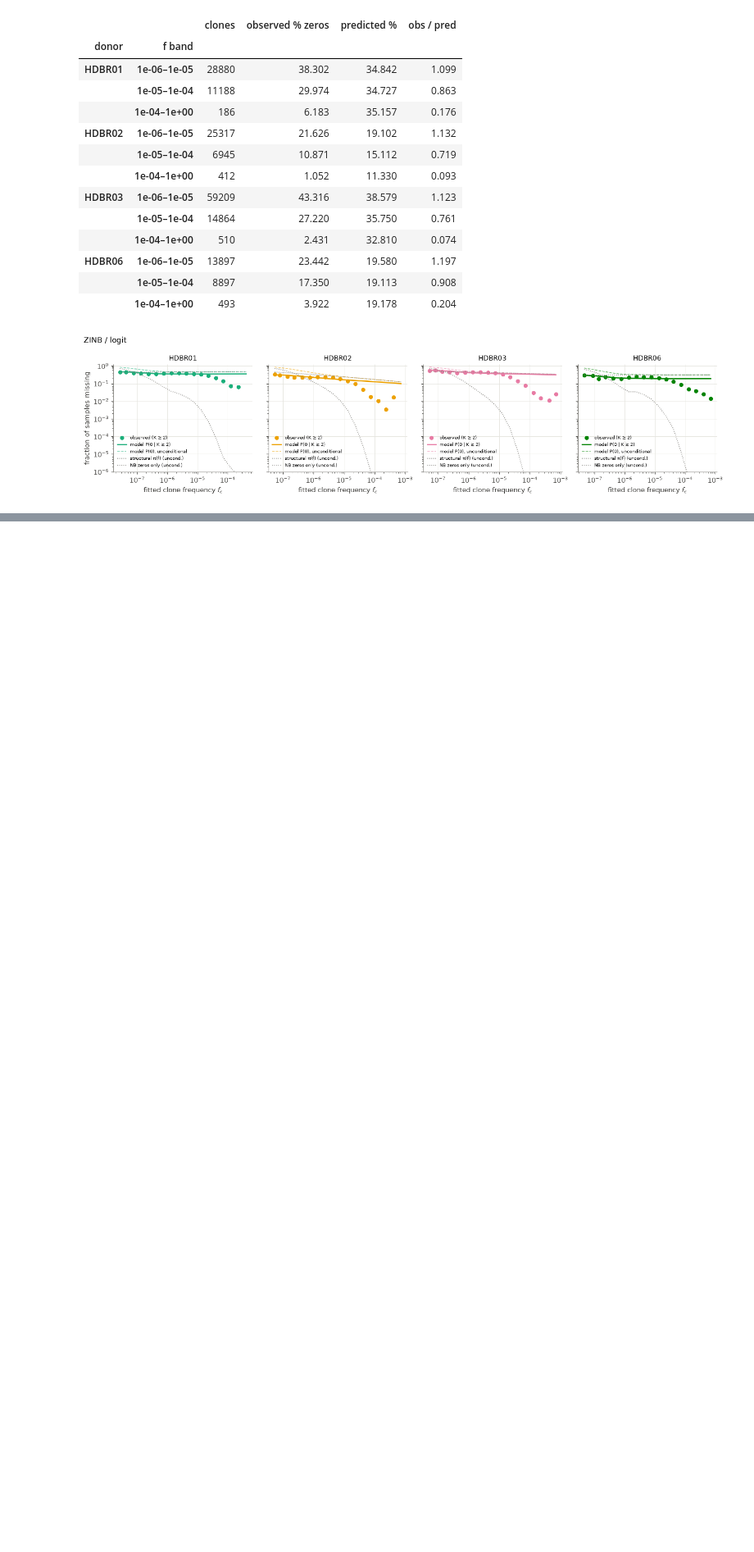
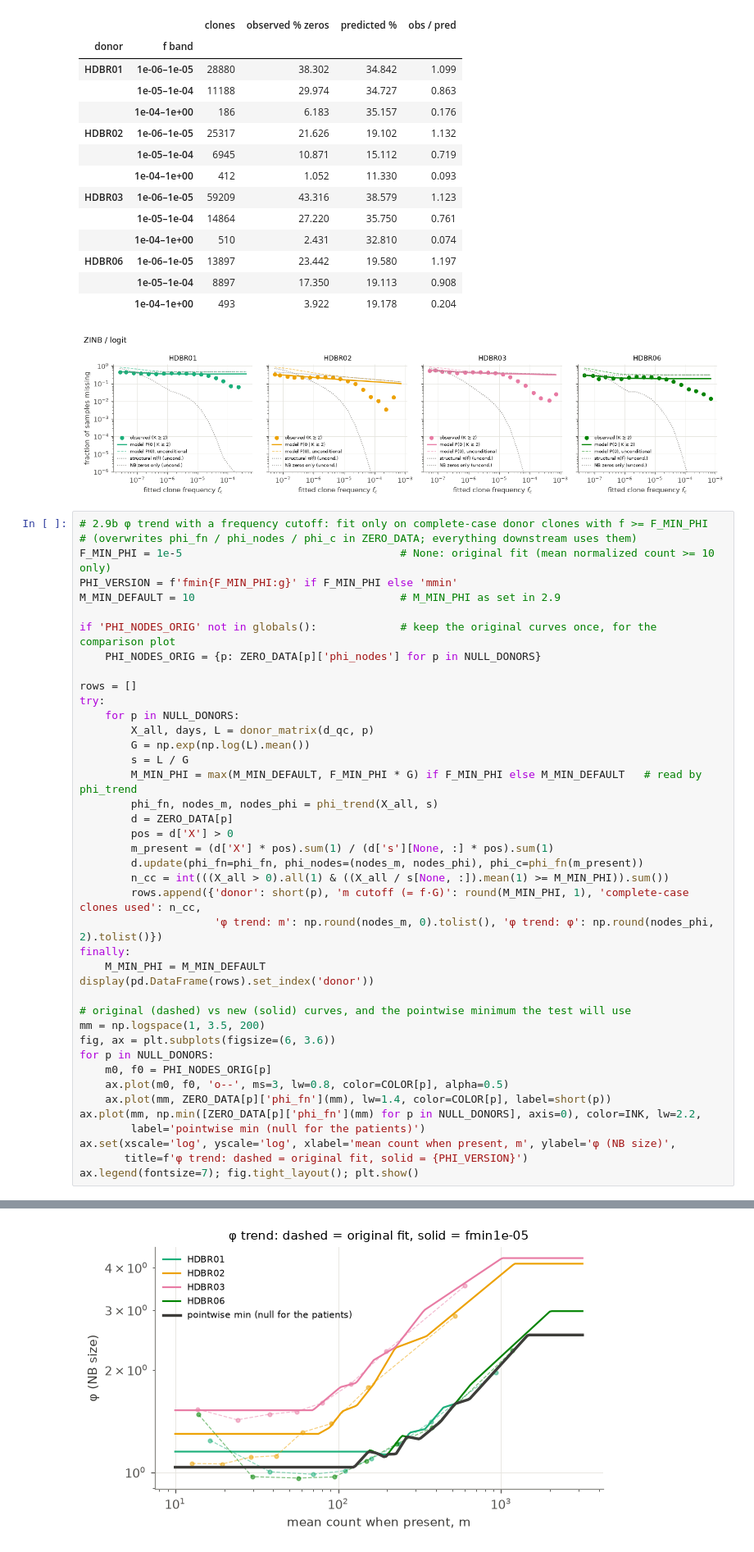
Before and after one commit to leogabcz/VHIO-colab, a Jupyter notebook: notebooks/Notebook_2_NB_fit_v2.ipynb, the cells around one changed output, grey strips where cells are left out. Shown at 82% size. Saved outputs shown, nothing was run; the diff lists cells and outputs as text; blank space fills up the shorter version.

```diff
--- a/notebooks/Notebook_2_NB_fit_v2.ipynb
+++ b/notebooks/Notebook_2_NB_fit_v2.ipynb
@@ -404,3 +404,45 @@ display(zero_band_table(ZERO_FITS[name][0]).round(3))
 |  | 1e-05–1e-04 | 8897 | 17.350 | 19.113 | 0.908 |
 |  | 1e-04–1e+00 | 493 | 3.922 | 19.178 | 0.204 |
 [figure]
+# %%
+# 2.9b φ trend with a frequency cutoff: fit only on complete-case donor clones with f >= F_MIN_PHI
+# (overwrites phi_fn / phi_nodes / phi_c in ZERO_DATA; everything downstream uses them)
+F_MIN_PHI = 1e-5                                  # None: original fit (mean normalized count >= 10 only)
+PHI_VERSION = f'fmin{F_MIN_PHI:g}' if F_MIN_PHI else 'mmin'
+M_MIN_DEFAULT = 10                                # M_MIN_PHI as set in 2.9
+
+if 'PHI_NODES_ORIG' not in globals():             # keep the original curves once, for the comparison plot
+    PHI_NODES_ORIG = {p: ZERO_DATA[p]['phi_nodes'] for p in NULL_DONORS}
+
+rows = []
+try:
+    for p in NULL_DONORS:
+        X_all, days, L = donor_matrix(d_qc, p)
+        G = np.exp(np.log(L).mean())
+        s = L / G
+        M_MIN_PHI = max(M_MIN_DEFAULT, F_MIN_PHI * G) if F_MIN_PHI else M_MIN_DEFAULT   # read by phi_trend
+        phi_fn, nodes_m, nodes_phi = phi_trend(X_all, s)
+        d = ZERO_DATA[p]
+        pos = d['X'] > 0
+        m_present = (d['X'] * pos).sum(1) / (d['s'][None, :] * pos).sum(1)
+        d.update(phi_fn=phi_fn, phi_nodes=(nodes_m, nodes_phi), phi_c=phi_fn(m_present))
+        n_cc = int(((X_all > 0).all(1) & ((X_all / s[None, :]).mean(1) >= M_MIN_PHI)).sum())
+        rows.append({'donor': short(p), 'm cutoff (= f·G)': round(M_MIN_PHI, 1), 'complete-case clones used': n_cc,
+                     'φ trend: m': np.round(nodes_m, 0).tolist(), 'φ trend: φ': np.round(nodes_phi, 2).tolist()})
+finally:
+    M_MIN_PHI = M_MIN_DEFAULT
+display(pd.DataFrame(rows).set_index('donor'))
+
+# original (dashed) vs new (solid) curves, and the pointwise minimum the test will use
+mm = np.logspace(1, 3.5, 200)
+fig, ax = plt.subplots(figsize=(6, 3.6))
+for p in NULL_DONORS:
+    m0, f0 = PHI_NODES_ORIG[p]
+    ax.plot(m0, f0, 'o--', ms=3, lw=0.8, color=COLOR[p], alpha=0.5)
+    ax.plot(mm, ZERO_DATA[p]['phi_fn'](mm), lw=1.4, color=COLOR[p], label=short(p))
+ax.plot(mm, np.min([ZERO_DATA[p]['phi_fn'](mm) for p in NULL_DONORS], axis=0), color=INK, lw=2.2,
+        label='pointwise min (null for the patients)')
+ax.set(xscale='log', yscale='log', xlabel='mean count when present, m', ylabel='φ (NB size)',
+       title=f'φ trend: dashed = original fit, solid = {PHI_VERSION}')
+ax.legend(fontsize=7); fig.tight_layout(); plt.show()
+# %% [output]
@@ -407,3 +455,4 @@ display(zero_band_table(ZERO_FITS[name][0]).round(3))
+[figure, added]
 # %%
 # 2.9c LODO calibration of the trajectory test: null trained on 3 donors, every clone of the 4th tested
 import time
```
Also changed, not shown: parts of 8 cells of this notebook, 15 other files.
